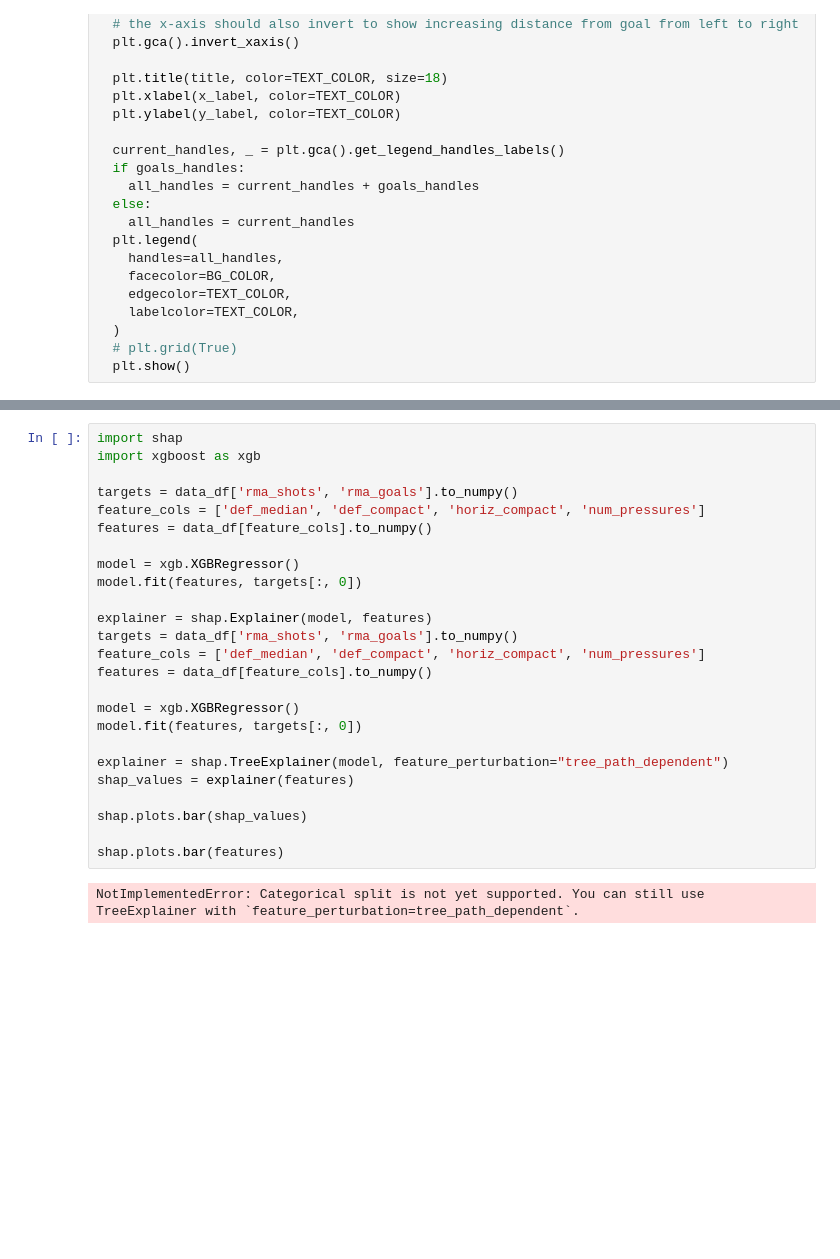
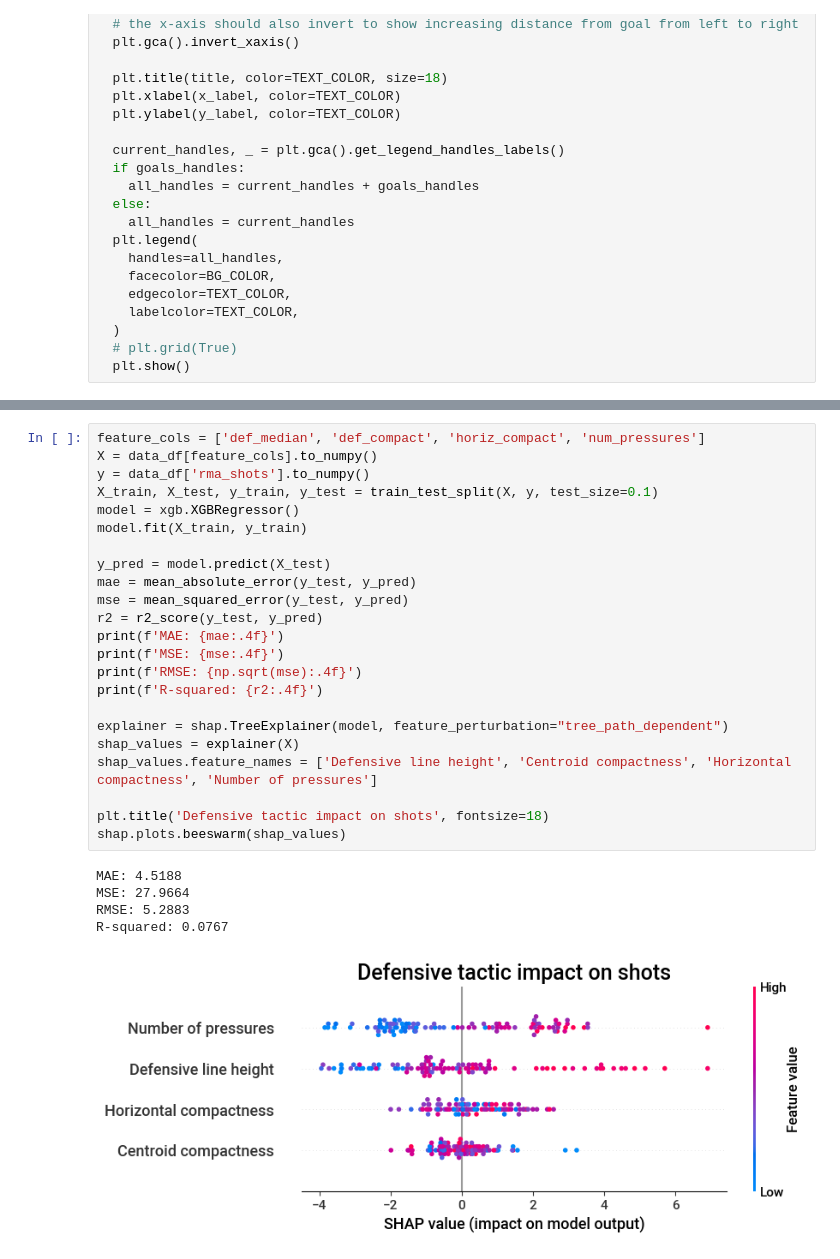
Before and after one commit to MattLowrieDS/soccermaticspro, a Jupyter notebook: project_3/project3_defense.ipynb, the cells around one changed output, grey strips where cells are left out. Saved outputs shown, nothing was run; the diff lists cells and outputs as text; blank space fills up the shorter version.

```diff
--- a/project_3/project3_defense.ipynb
+++ b/project_3/project3_defense.ipynb
@@ -865,27 +809,29 @@ for match_id, data in heatmap_data.items():
 # %%
-import shap
-import xgboost as xgb
+feature_cols = ['def_median', 'def_compact', 'horiz_compact', 'num_pressures']
+X = data_df[feature_cols].to_numpy()
+y = data_df['rma_shots'].to_numpy()
+X_train, X_test, y_train, y_test = train_test_split(X, y, test_size=0.1)
+model = xgb.XGBRegressor()
+model.fit(X_train, y_train)
 
-targets = data_df['rma_shots', 'rma_goals'].to_numpy()
-feature_cols = ['def_median', 'def_compact', 'horiz_compact', 'num_pressures']
-features = data_df[feature_cols].to_numpy()
-
-model = xgb.XGBRegressor()
-model.fit(features, targets[:, 0])
-
-explainer = shap.Explainer(model, features)
-targets = data_df['rma_shots', 'rma_goals'].to_numpy()
-feature_cols = ['def_median', 'def_compact', 'horiz_compact', 'num_pressures']
-features = data_df[feature_cols].to_numpy()
-
-model = xgb.XGBRegressor()
-model.fit(features, targets[:, 0])
+y_pred = model.predict(X_test)
+mae = mean_absolute_error(y_test, y_pred)
+mse = mean_squared_error(y_test, y_pred)
+r2 = r2_score(y_test, y_pred)
+print(f'MAE: {mae:.4f}')
+print(f'MSE: {mse:.4f}')
+print(f'RMSE: {np.sqrt(mse):.4f}')
+print(f'R-squared: {r2:.4f}')
 
 explainer = shap.TreeExplainer(model, feature_perturbation="tree_path_dependent")
-shap_values = explainer(features)
+shap_values = explainer(X)
+shap_values.feature_names = ['Defensive line height', 'Centroid compactness', 'Horizontal compactness', 'Number of pressures']
 
-shap.plots.bar(shap_values)
-
-shap.plots.bar(features)
+plt.title('Defensive tactic impact on shots', fontsize=18)
+shap.plots.beeswarm(shap_values)
 # %% [output]
-NotImplementedError: Categorical split is not yet supported. You can still use TreeExplainer with `feature_perturbation=tree_path_dependent`.
+MAE: 4.5188
+MSE: 27.9664
+RMSE: 5.2883
+R-squared: 0.0767
+[figure, added]
```
Also changed, not shown: parts of 36 cells of this notebook.
